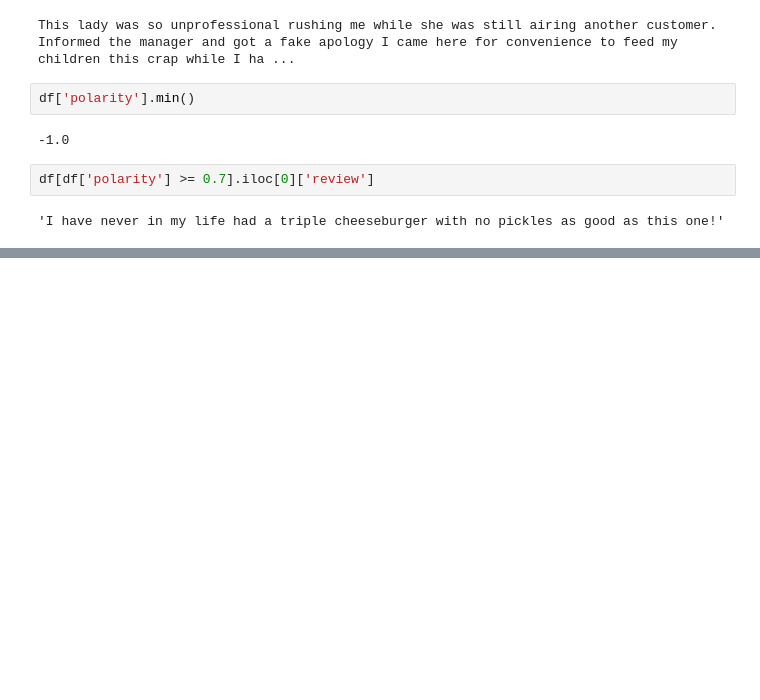
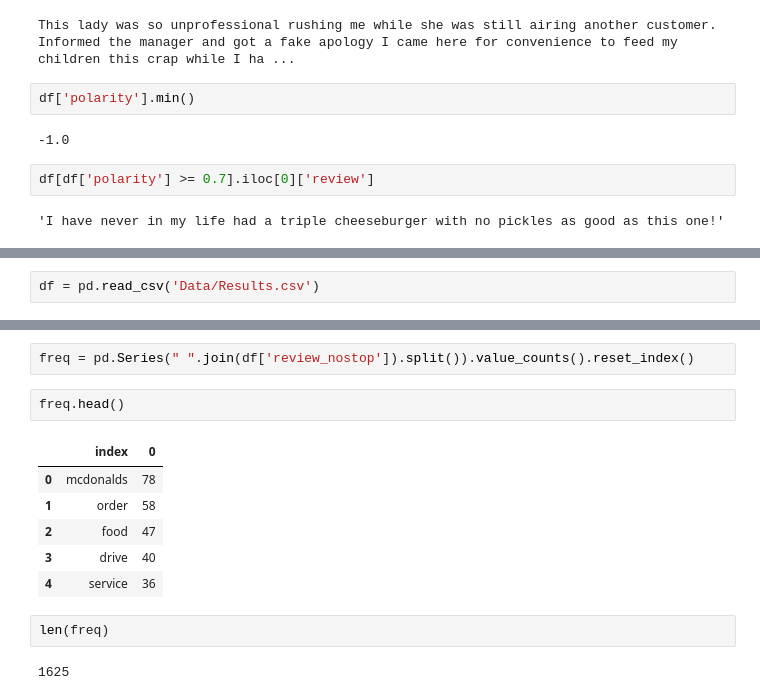
Before and after one commit to LeonRanke/Sentiment_Analysis, a Jupyter notebook: yelp_sentiment_analysis.ipynb, the cells around one changed output, grey strips where cells are left out. Cells and saved outputs as stored; diff of their text form; blank space fills up the shorter version.

```diff
--- a/yelp_sentiment_analysis.ipynb
+++ b/yelp_sentiment_analysis.ipynb
@@ -401,0 +414,2 @@ df[df['polarity'] >= 0.7].iloc[0]['review']
+# %%
+df = pd.read_csv('Data/Results.csv')
@@ -401,0 +431,15 @@ df[df['polarity'] >= 0.7].iloc[0]['review']
+# %%
+freq = pd.Series(" ".join(df['review_nostop']).split()).value_counts().reset_index()
+# %%
+freq.head()
+# %% [output]
+|  | index | 0 |
+| 0 | mcdonalds | 78 |
+| 1 | order | 58 |
+| 2 | food | 47 |
+| 3 | drive | 40 |
+| 4 | service | 36 |
+# %%
+len(freq)
+# %% [output]
+1625
```
Also changed, not shown: parts of 8 cells of this notebook, 3 other files.
